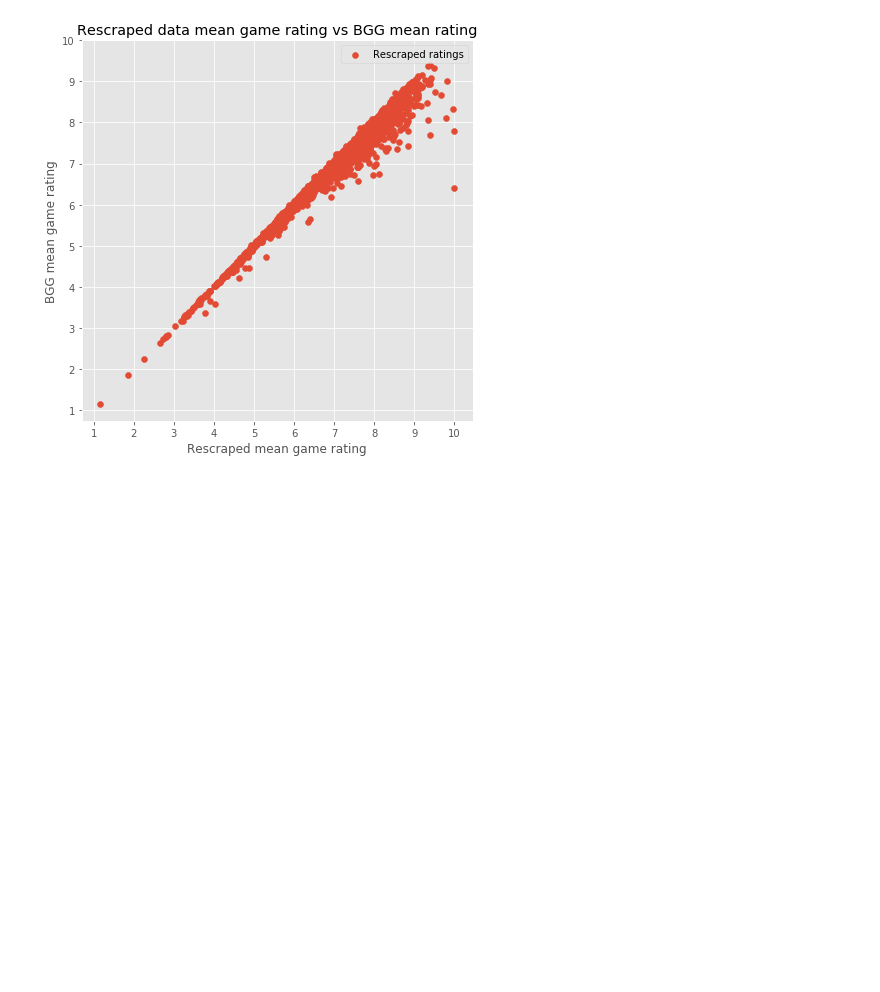
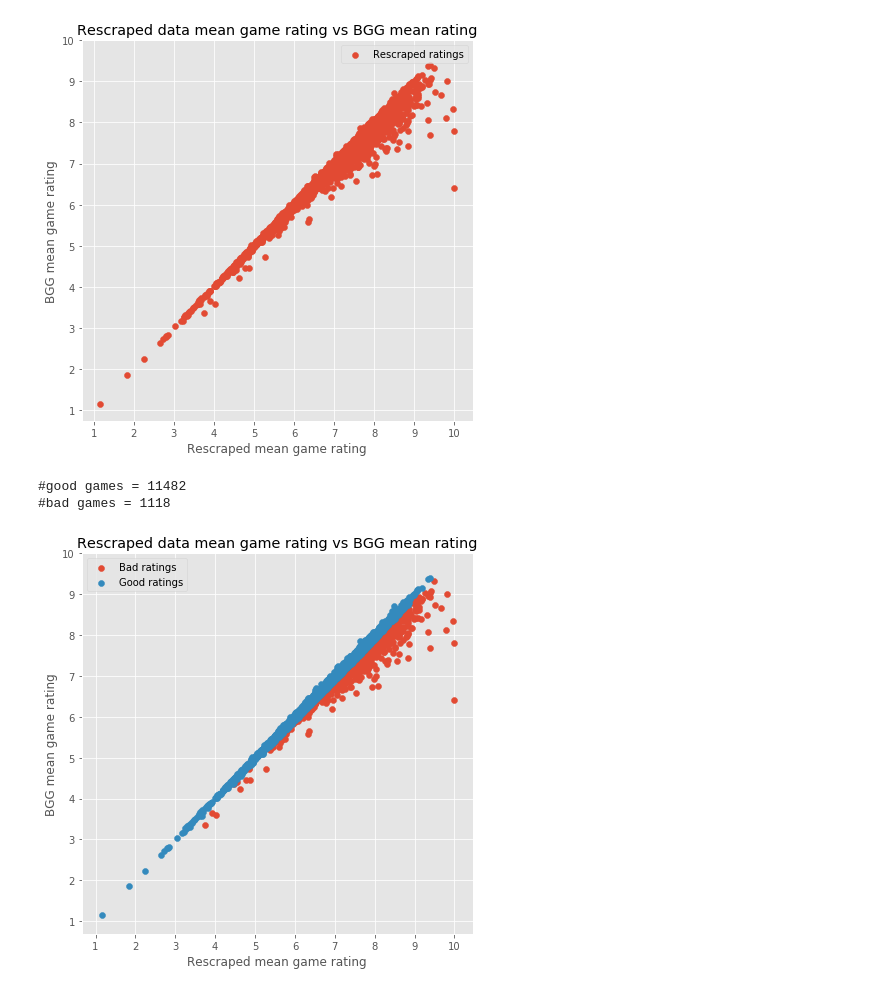
Before and after one commit to johnmburt/springboard, a Jupyter notebook: capstone_2/recsys_data_EDA_vf.ipynb, the cells around one changed output. Saved outputs shown, nothing was run; the diff lists cells and outputs as text; code cells hidden in the pictures; blank space fills up the shorter version.

```diff
--- a/capstone_2/recsys_data_EDA_vf.ipynb
+++ b/capstone_2/recsys_data_EDA_vf.ipynb
@@ -247,11 +370,11 @@ After reviewing the code I used for web scraping of ratings, I discovered a bug:
 - However, there are a few outliers (deviations from the diagonal), which may be due to another smaller glitch in the download code (for example occasionally missing a page of ratings). I will revisit the code but this data seems good enough to use as-is.
 # %%
 # load the rescraped boardgame user ratings data
-rs_userdata = pd.read_csv(srcdir+'bgg_user_ratings_v2.csv',
+rs_userdata = pd.read_csv(srcdir+'bgg_user_ratings_scrape_2.csv',
                        encoding = "ISO-8859-1")
 rs_userdata = rs_userdata.rename(columns = {'username':'userID',
                                     'gameid':'gameID'})
-rs_userdata = rs_userdata.drop_duplicates(subset=['gameID','userID'])
+# rs_userdata = rs_userdata.drop_duplicates(subset=['gameID','userID'])
 
 # calc game mean ratings from rescraped data
 rs_gamegp = rs_userdata.groupby('gameID').mean().reset_index()
@@ -266,7 +389,36 @@ plt.title('Rescraped data mean game rating vs BGG mean rating')
 plt.xlabel('Rescraped mean game rating')
 plt.ylabel('BGG mean game rating')
 plt.legend()
+plt.gcf().patch.set_facecolor('white')
 plt.yticks([1,2,3,4,5,6,7,8,9,10]);
 plt.xticks([1,2,3,4,5,6,7,8,9,10]);
 # %% [output]
 [figure]
+# %%
+difthresh = .1
+
+rs_game_gp_good = rs_gamegp[(rs_gamegp['rating'] -
+                           rs_gamegp['mean_rating']) <= difthresh]
+rs_game_gp_bad = rs_gamegp[(rs_gamegp['rating'] -
+                           rs_gamegp['mean_rating']) > difthresh]
+
+print('#good games =',rs_game_gp_good.shape[0])
+print('#bad games =',rs_game_gp_bad.shape[0])
+
+# scatter of calcuted mean vs BGG mean rating
+plt.figure(figsize=(7,7))
+plt.scatter(rs_game_gp_bad['rating'], rs_game_gp_bad['mean_rating'],
+            label='Bad ratings')
+plt.scatter(rs_game_gp_good['rating'], rs_game_gp_good['mean_rating'],
+            label='Good ratings')
+plt.title('Rescraped data mean game rating vs BGG mean rating')
+plt.xlabel('Rescraped mean game rating')
+plt.ylabel('BGG mean game rating')
+plt.legend()
+plt.gcf().patch.set_facecolor('white')
+plt.yticks([1,2,3,4,5,6,7,8,9,10]);
+plt.xticks([1,2,3,4,5,6,7,8,9,10]);
+# %% [output]
+#good games = 11482
+#bad games = 1118
+[figure, added]
```
Also changed, not shown: parts of 18 cells of this notebook, 11 other files.
